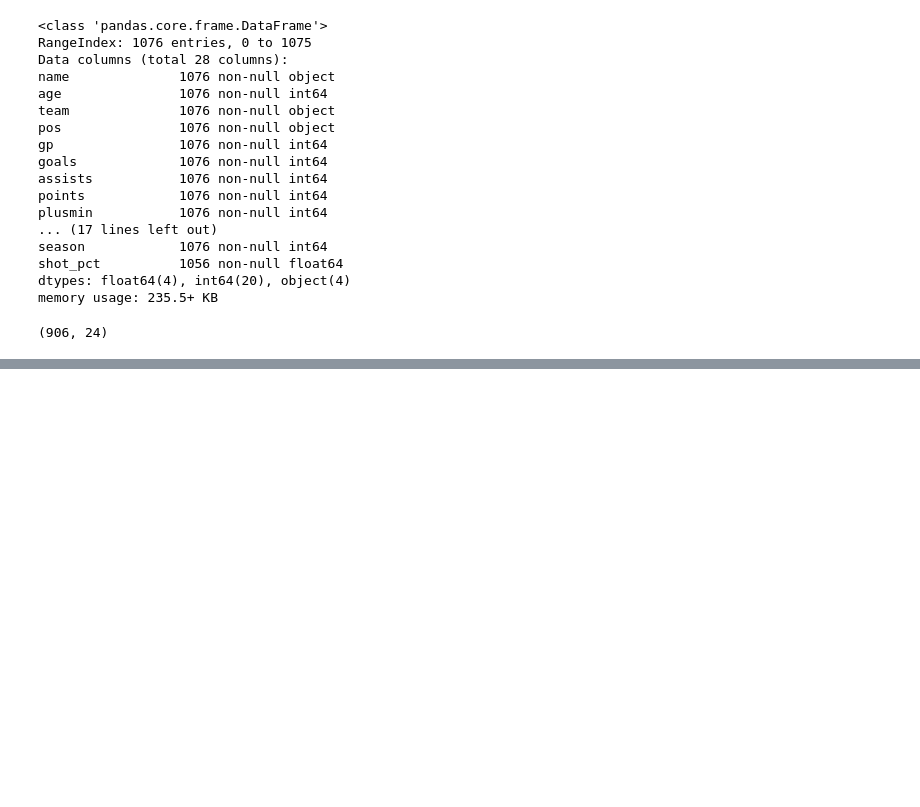
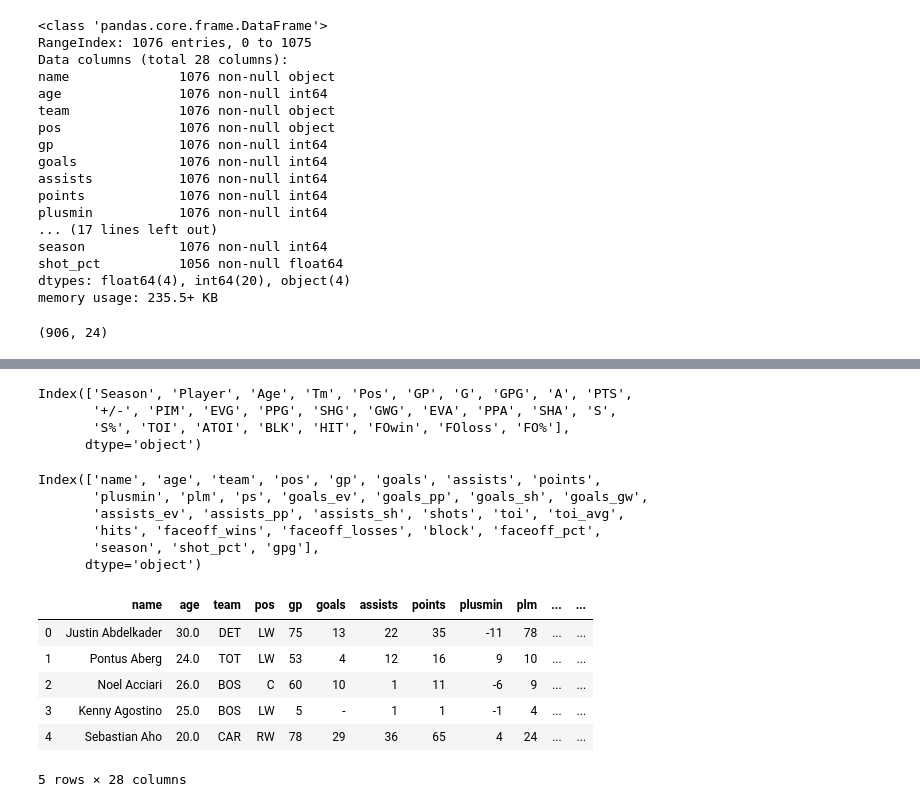
Before and after one commit to ArielJosephCohen/nhl_nba_teammate_effects, a Jupyter notebook: scraper_for_2019_nhl_season.ipynb, the cells around one changed output, grey strips where cells are left out. Saved outputs shown, nothing was run; the diff lists cells and outputs as text; code cells hidden in the pictures; blank space fills up the shorter version.

```diff
--- a/scraper_for_2019_nhl_season.ipynb
+++ b/scraper_for_2019_nhl_season.ipynb
@@ -506,0 +495,2 @@ unique_players.head()
+# %%
+pre_2019.drop('Unnamed: 0',axis=1,inplace=True)
@@ -506,0 +505,34 @@ unique_players.head()
+# %%
+pre_2019.columns
+# %% [output]
+Index(['Season', 'Player', 'Age', 'Tm', 'Pos', 'GP', 'G', 'GPG', 'A', 'PTS',
+       '+/-', 'PIM', 'EVG', 'PPG', 'SHG', 'GWG', 'EVA', 'PPA', 'SHA', 'S',
+       'S%', 'TOI', 'ATOI', 'BLK', 'HIT', 'FOwin', 'FOloss', 'FO%'],
+      dtype='object')
+# %%
+df.columns
+# %% [output]
+Index(['name', 'age', 'team', 'pos', 'gp', 'goals', 'assists', 'points',
+       'plusmin', 'plm', 'ps', 'goals_ev', 'goals_pp', 'goals_sh', 'goals_gw',
+       'assists_ev', 'assists_pp', 'assists_sh', 'shots', 'toi', 'toi_avg',
+       'hits', 'faceoff_wins', 'faceoff_losses', 'block', 'faceoff_pct',
+       'season', 'shot_pct', 'gpg'],
+      dtype='object')
+# %%
+df.drop('ps',axis=1,inplace=True)
+# %%
+pre_2019_2 = pre_2019[['Player', 'Age', 'Tm', 'Pos', 'GP', 'G', 'A', 'PTS','+/-', 'PIM', 'EVG', 'PPG', 'SHG',
+                       'GWG', 'EVA', 'PPA', 'SHA', 'S', 'TOI', 'ATOI', 'HIT', 'FOwin', 'FOloss',
+                       'BLK', 'FO%', 'Season', 'S%', 'GPG']]
+# %%
+pre_2019_2.columns=df.columns
+# %%
+pre_2019_2.head()
+# %% [output]
+|  | name | age | team | pos | gp | goals | assists | points | plusmin | plm | ... | ... |
+| 0 | Justin Abdelkader | 30.0 | DET | LW | 75 | 13 | 22 | 35 | -11 | 78 | ... | ... |
+| 1 | Pontus Aberg | 24.0 | TOT | LW | 53 | 4 | 12 | 16 | 9 | 10 | ... | ... |
+| 2 | Noel Acciari | 26.0 | BOS | C | 60 | 10 | 1 | 11 | -6 | 9 | ... | ... |
+| 3 | Kenny Agostino | 25.0 | BOS | LW | 5 | - | 1 | 1 | -1 | 4 | ... | ... |
+| 4 | Sebastian Aho | 20.0 | CAR | RW | 78 | 29 | 36 | 65 | 4 | 24 | ... | ... |
+5 rows × 28 columns
```
Also changed, not shown: parts of 31 cells of this notebook.
